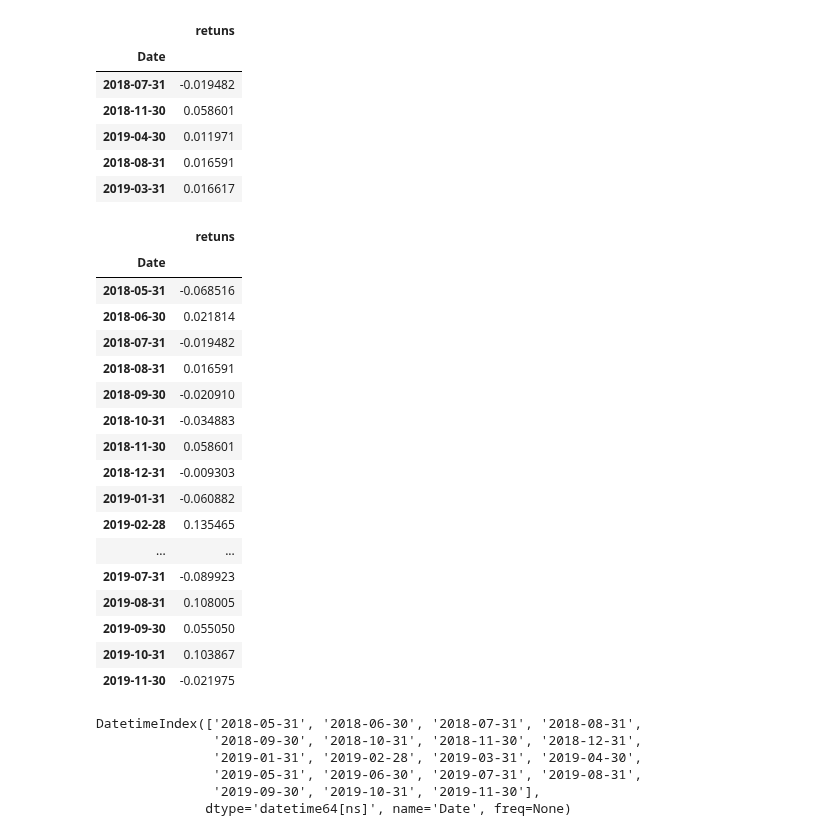
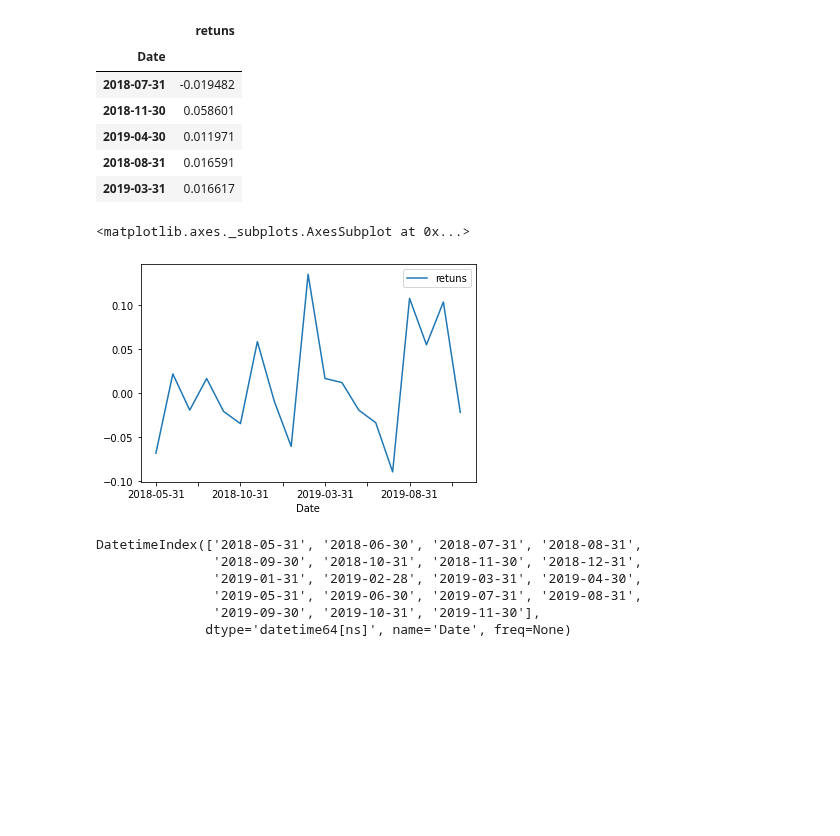
Before and after one commit to AMAYadav/PROJECTS-, a Jupyter notebook: factor_modelling.ipynb, the cells around one changed output. Saved outputs shown, nothing was run; the diff lists cells and outputs as text; code cells hidden in the pictures; blank space fills up the shorter version.

```diff
--- a/factor_modelling.ipynb
+++ b/factor_modelling.ipynb
@@ -179,27 +137,11 @@ y.sample(5)
 # %%
 file1=file[(file.index > '2018-04') & (file.index <='2019-12')]
 # %%
-file2=y[(y.index > '2018-04') & (y.index <='2019-12')]
-file2
+# file2=y[(y.index > '2018-04') & (y.index <='2019-12')]
+file2.plot.line()
 # %% [output]
-|  | retuns |
-| Date |  |
-| 2018-05-31 | -0.068516 |
-| 2018-06-30 | 0.021814 |
-| 2018-07-31 | -0.019482 |
-| 2018-08-31 | 0.016591 |
-| 2018-09-30 | -0.020910 |
-| 2018-10-31 | -0.034883 |
-| 2018-11-30 | 0.058601 |
-| 2018-12-31 | -0.009303 |
-| 2019-01-31 | -0.060882 |
-| 2019-02-28 | 0.135465 |
-| ... | ... |
-| 2019-07-31 | -0.089923 |
-| 2019-08-31 | 0.108005 |
-| 2019-09-30 | 0.055050 |
-| 2019-10-31 | 0.103867 |
-| 2019-11-30 | -0.021975 |
+<matplotlib.axes._subplots.AxesSubplot at 0x...>
+[figure, added]
 # %%
 # file1.join(other=file2[['retuns']])
 # %%
```
Also changed, not shown: parts of 4 cells of this notebook.
